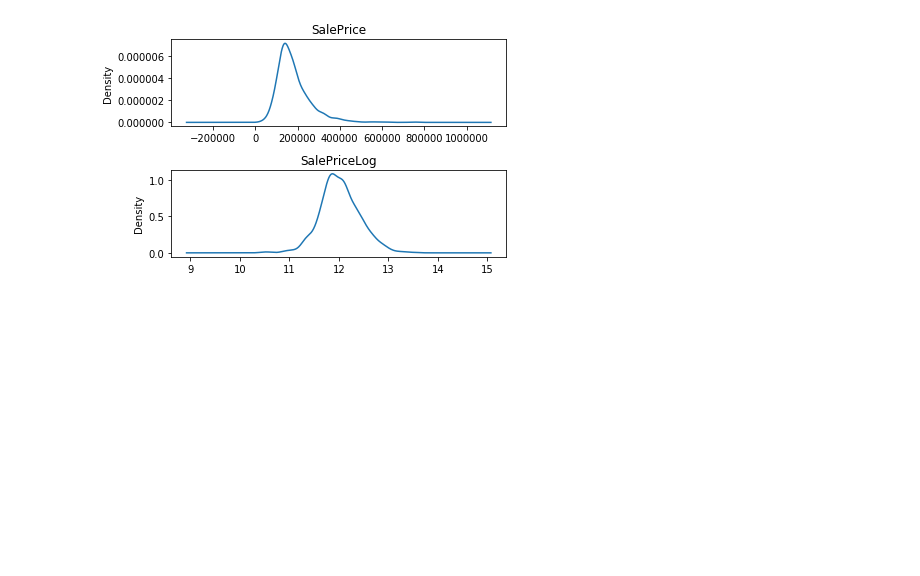
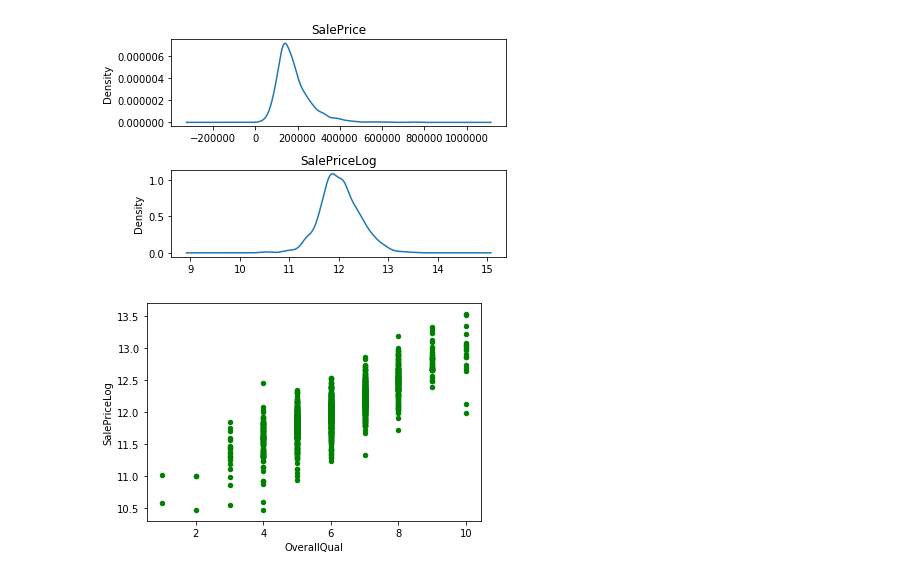
Before and after one commit to razielar/Deep-Learning-AI-Barcelona-2018, a Jupyter notebook: Tree-based_methods/XGradientBoost/XGBoost.Regression.ipynb, the cells around one changed output. Cells and saved outputs as stored; diff of their text form; code cells hidden in the pictures; blank space fills up the shorter version.

```diff
--- a/Tree-based_methods/XGradientBoost/XGBoost.Regression.ipynb
+++ b/Tree-based_methods/XGradientBoost/XGBoost.Regression.ipynb
@@ -197,3 +197,8 @@ plt.subplots_adjust(hspace=0.5, wspace=0.3)
 plt.show()
 # %% [output]
 [figure]
+# %%
+df_train.plot.scatter(x="OverallQual", y="SalePriceLog", color="green")
+plt.show()
+# %% [output]
+[figure, added]
```
Also changed, not shown: parts of 4 cells of this notebook.
